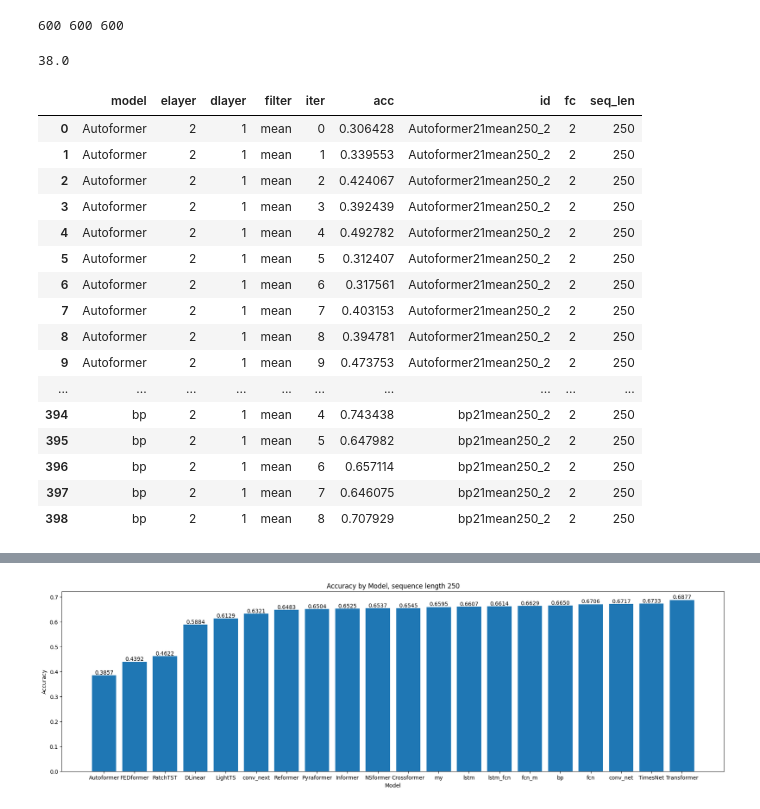
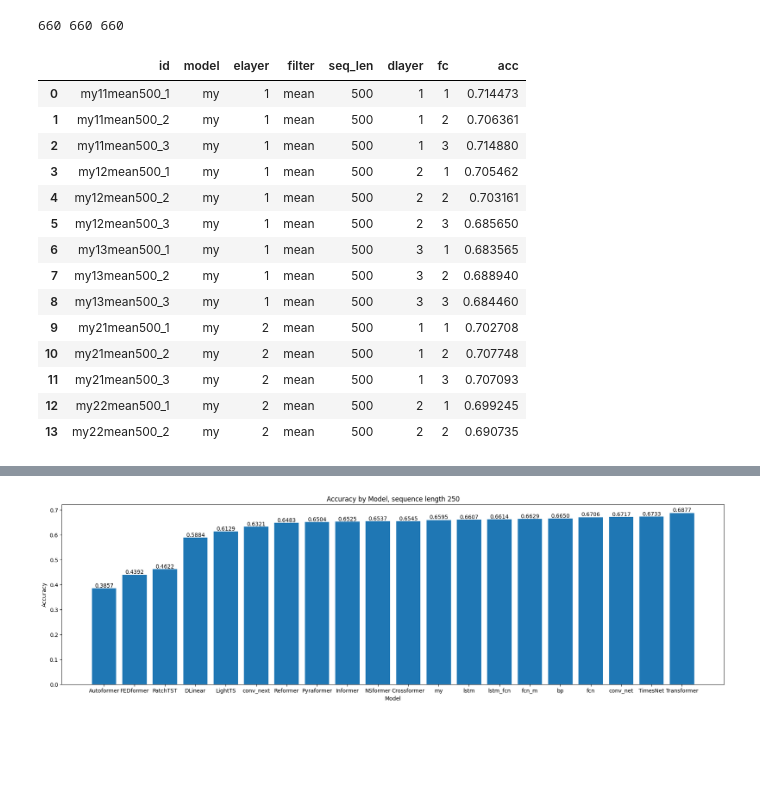
Before and after one commit to junhui1997/all_code, a Jupyter notebook: Time-Series-Library/parse_res.ipynb, the cells around one changed output, grey strips where cells are left out. Cells and saved outputs as stored; diff of their text form; code cells hidden in the pictures; blank space fills up the shorter version.

```diff
--- a/Time-Series-Library/parse_res.ipynb
+++ b/Time-Series-Library/parse_res.ipynb
@@ -1,6 +1,6 @@
 # %%
 import re
-file_path = 'result_classification615.txt'
+file_path = 'result_classification.txt'
 
 with open(file_path, 'r') as file:
     lines = file.readlines()
@@ -32,35 +32,71 @@ for line in lines:
 
         pattern_dlayer = r'dl(\d+)_'
         dl = list2str(re.findall(pattern_dlayer, ''.join(line)))
 
         pattern_seq = r'sl(\d+)_'
         seq = list2str(re.findall(pattern_seq, ''.join(line)))
 
         pattern_fc = r'fc(\d+)_eb'
         fc = list2str(re.findall(pattern_fc, ''.join(line)))
 
 #         start_index = line.index("'Exp'") + len("'Exp'")
         start_index = line.index('Exp') + len('Exp')
         info = line[start_index+1:]
         filter_type = info.split('_')[0]
         itr = int(info.split('_')[-1])
         # 这个地方很奇怪，不知道后面还多了点啥，可能是空格
         ids.append(model+elayer+dl+filter_type+seq+'_'+fc)
         models.append(model)
         elayers.append(elayer)
         dls.append(dl)
         filters.append(filter_type)
         itrs.append(itr)
         seq_len.append(seq)
         fcs.append(fc)
         # print(line[:-5])
         #print(model,elayer,filter_type,itr)
 
 #print('Accuracies:', accuracies)
 print(len(accuracies),len(models),len(ids),)
+import pandas as pd
+#显示所有列
+pd.set_option('display.max_columns', None)
+#显示所有行
+pd.set_option('display.max_rows', None)
+#设置value的显示长度为100，默认为50
+pd.set_option('max_colwidth',100)
+df = pd.DataFrame({"model": models,
+                   "elayer": elayers,
+                   'dlayer':dls,
+                   "filter":filters,
+                   "iter":itrs,
+                   "acc":accuracies,
+                   'id':ids,
+                   'fc':fcs,
+                   'seq_len':seq_len})
+df_res = df.groupby('id').agg({'model': 'last',
+                               'elayer': 'last',
+                               'filter': 'last',
+                               'seq_len':'last',
+                               'dlayer':'last',
+                               'fc':'last',
+                               'acc': 'mean'}).reset_index()
+df_res['model'] = df_res['model'].replace('Nonstationary_Transformer', 'NSformer')
+df_res
 # %% [output]
-600 600 600
+660 660 660
+|  | id | model | elayer | filter | seq_len | dlayer | fc | acc |
+| 0 | my11mean500_1 | my | 1 | mean | 500 | 1 | 1 | 0.714473 |
+| 1 | my11mean500_2 | my | 1 | mean | 500 | 1 | 2 | 0.706361 |
+| 2 | my11mean500_3 | my | 1 | mean | 500 | 1 | 3 | 0.714880 |
+| 3 | my12mean500_1 | my | 1 | mean | 500 | 2 | 1 | 0.705462 |
+| 4 | my12mean500_2 | my | 1 | mean | 500 | 2 | 2 | 0.703161 |
+| 5 | my12mean500_3 | my | 1 | mean | 500 | 2 | 3 | 0.685650 |
+| 6 | my13mean500_1 | my | 1 | mean | 500 | 3 | 1 | 0.683565 |
+| 7 | my13mean500_2 | my | 1 | mean | 500 | 3 | 2 | 0.688940 |
+| 8 | my13mean500_3 | my | 1 | mean | 500 | 3 | 3 | 0.684460 |
+| 9 | my21mean500_1 | my | 2 | mean | 500 | 1 | 1 | 0.702708 |
+| 10 | my21mean500_2 | my | 2 | mean | 500 | 1 | 2 | 0.707748 |
+| 11 | my21mean500_3 | my | 2 | mean | 500 | 1 | 3 | 0.707093 |
+| 12 | my22mean500_1 | my | 2 | mean | 500 | 2 | 1 | 0.699245 |
+| 13 | my22mean500_2 | my | 2 | mean | 500 | 2 | 2 | 0.690735 |
-# %%
-190/5
-# %% [output]
-38.0
@@ -75,30 +102,0 @@ pd.set_option('max_colwidth',100)
-# %%
-
-df = pd.DataFrame({"model": models,
-                   "elayer": elayers,
-                   'dlayer':dls,
-                   "filter":filters,
-                   "iter":itrs,
-                   "acc":accuracies,
-                   'id':ids,
-                   'fc':fcs,
-                   'seq_len':seq_len})
-df
-# %% [output]
-|  | model | elayer | dlayer | filter | iter | acc | id | fc | seq_len |
-| 0 | Autoformer | 2 | 1 | mean | 0 | 0.306428 | Autoformer21mean250_2 | 2 | 250 |
-| 1 | Autoformer | 2 | 1 | mean | 1 | 0.339553 | Autoformer21mean250_2 | 2 | 250 |
-| 2 | Autoformer | 2 | 1 | mean | 2 | 0.424067 | Autoformer21mean250_2 | 2 | 250 |
-| 3 | Autoformer | 2 | 1 | mean | 3 | 0.392439 | Autoformer21mean250_2 | 2 | 250 |
-| 4 | Autoformer | 2 | 1 | mean | 4 | 0.492782 | Autoformer21mean250_2 | 2 | 250 |
-| 5 | Autoformer | 2 | 1 | mean | 5 | 0.312407 | Autoformer21mean250_2 | 2 | 250 |
-| 6 | Autoformer | 2 | 1 | mean | 6 | 0.317561 | Autoformer21mean250_2 | 2 | 250 |
-| 7 | Autoformer | 2 | 1 | mean | 7 | 0.403153 | Autoformer21mean250_2 | 2 | 250 |
-| 8 | Autoformer | 2 | 1 | mean | 8 | 0.394781 | Autoformer21mean250_2 | 2 | 250 |
-| 9 | Autoformer | 2 | 1 | mean | 9 | 0.473753 | Autoformer21mean250_2 | 2 | 250 |
-| ... | ... | ... | ... | ... | ... | ... | ... | ... | ... |
-| 394 | bp | 2 | 1 | mean | 4 | 0.743438 | bp21mean250_2 | 2 | 250 |
-| 395 | bp | 2 | 1 | mean | 5 | 0.647982 | bp21mean250_2 | 2 | 250 |
-| 396 | bp | 2 | 1 | mean | 6 | 0.657114 | bp21mean250_2 | 2 | 250 |
-| 397 | bp | 2 | 1 | mean | 7 | 0.646075 | bp21mean250_2 | 2 | 250 |
-| 398 | bp | 2 | 1 | mean | 8 | 0.707929 | bp21mean250_2 | 2 | 250 |
```
Also changed, not shown: parts of 3 cells of this notebook, 2 other files.
